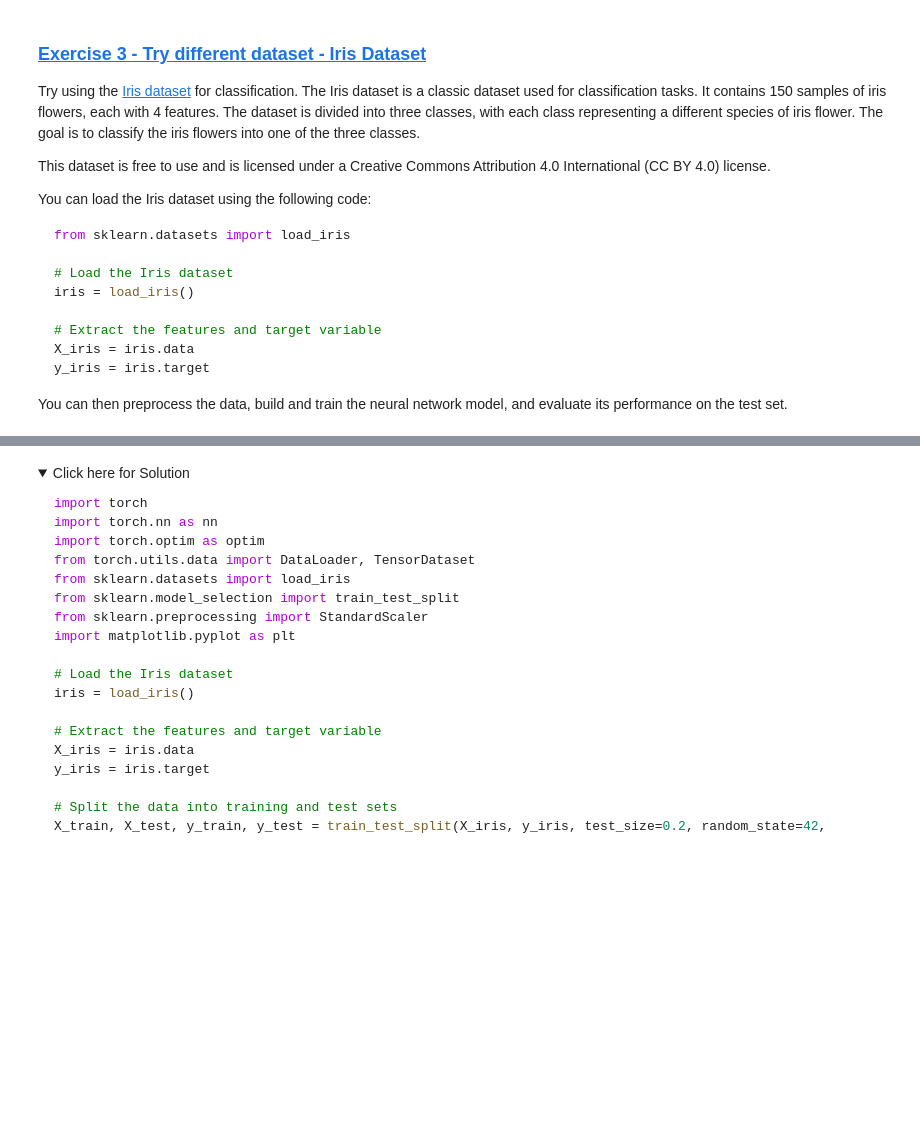
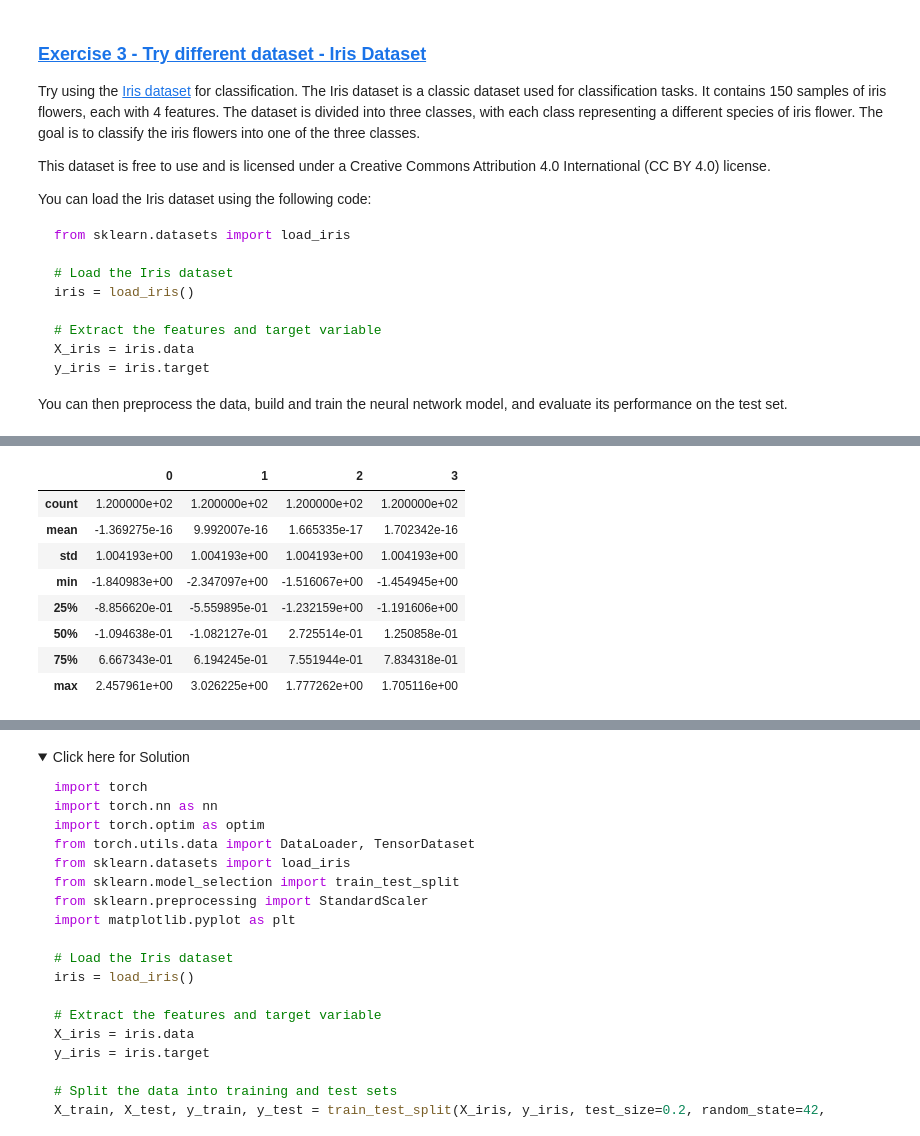
Before and after one commit to Sergio-rod/DDN-s-Notebook, a Jupyter notebook: pytorch/Project Cancer/Neural Network for Breast Cancer Classification.ipynb, the cells around one changed output, grey strips where cells are left out. Saved outputs shown, nothing was run; the diff lists cells and outputs as text; code cells hidden in the pictures; folded sections open; blank space fills up the shorter version.

```diff
--- a/pytorch/Project Cancer/Neural Network for Breast Cancer Classification.ipynb
+++ b/pytorch/Project Cancer/Neural Network for Breast Cancer Classification.ipynb
@@ -646,0 +669,12 @@ You can then preprocess the data, build and train the neural network model, and
+# %%
+pd.DataFrame(X_train).describe()
+# %% [output]
+|  | 0 | 1 | 2 | 3 |
+| count | 1.200000e+02 | 1.200000e+02 | 1.200000e+02 | 1.200000e+02 |
+| mean | -1.369275e-16 | 9.992007e-16 | 1.665335e-17 | 1.702342e-16 |
+| std | 1.004193e+00 | 1.004193e+00 | 1.004193e+00 | 1.004193e+00 |
+| min | -1.840983e+00 | -2.347097e+00 | -1.516067e+00 | -1.454945e+00 |
+| 25% | -8.856620e-01 | -5.559895e-01 | -1.232159e+00 | -1.191606e+00 |
+| 50% | -1.094638e-01 | -1.082127e-01 | 2.725514e-01 | 1.250858e-01 |
+| 75% | 6.667343e-01 | 6.194245e-01 | 7.551944e-01 | 7.834318e-01 |
+| max | 2.457961e+00 | 3.026225e+00 | 1.777262e+00 | 1.705116e+00 |
```
Also changed, not shown: parts of 14 cells of this notebook.
